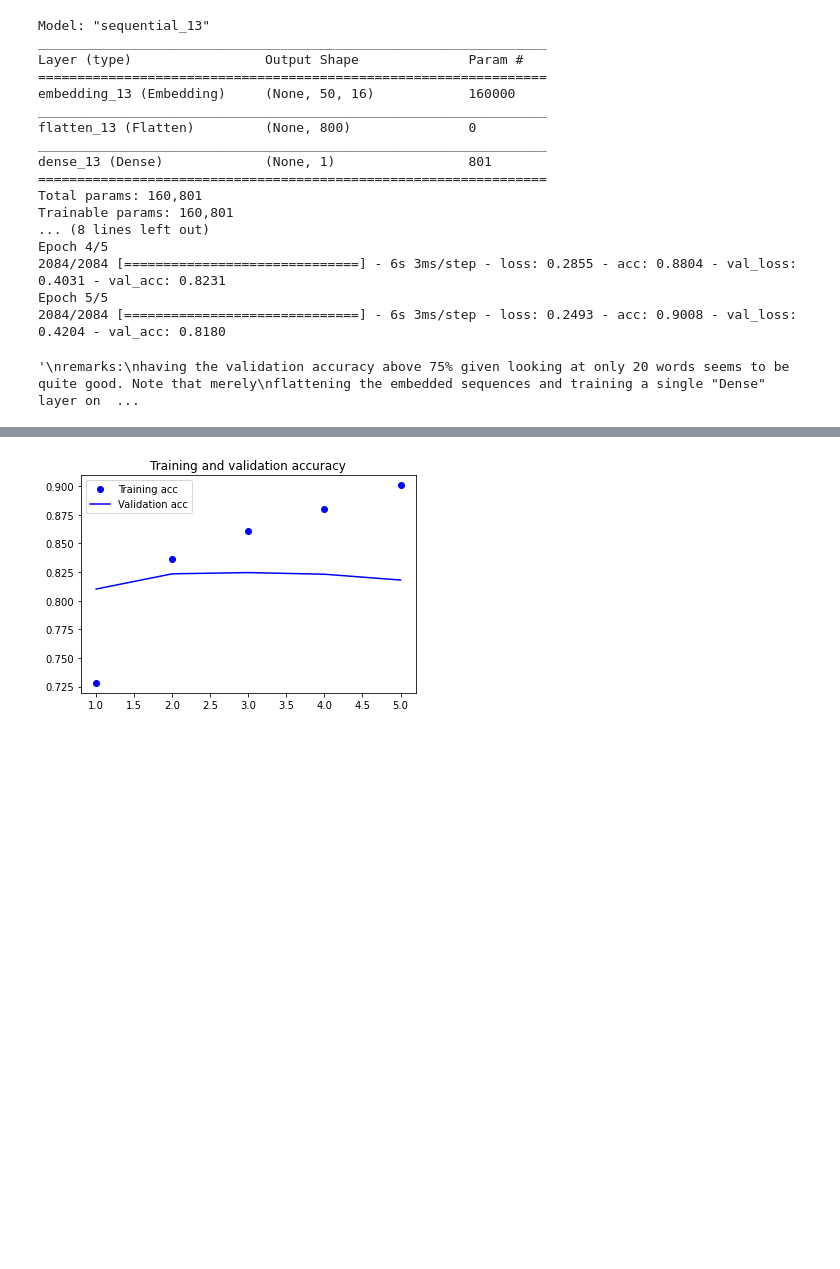
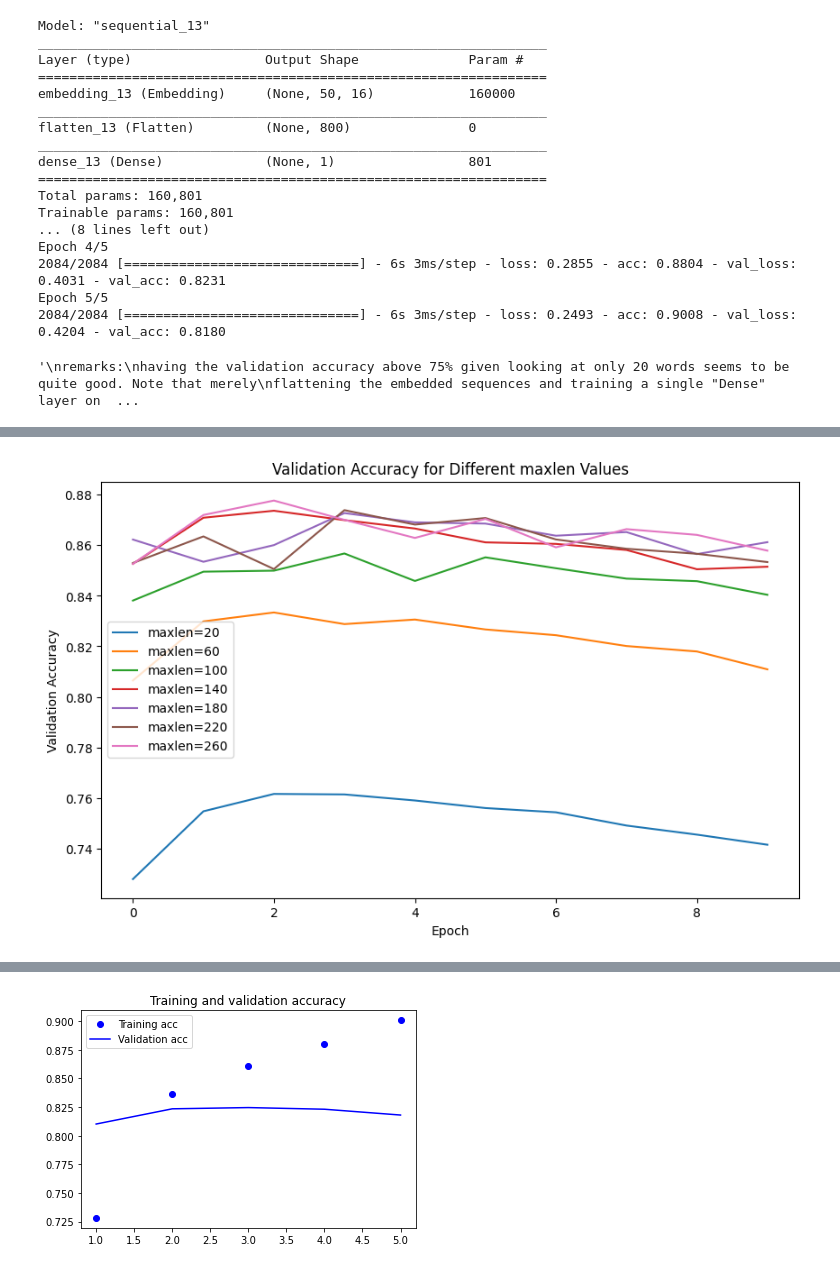
Before and after one commit to sukhmani/506, a Jupyter notebook: PE10.ipynb, the cells around one changed output, grey strips where cells are left out. Drawn from its saved outputs; the diff is of its cells as text; code cells hidden in the pictures; blank space fills up the shorter version.

```diff
--- a/PE10.ipynb
+++ b/PE10.ipynb
@@ -74,3 +110,97 @@ Epoch 4/5
 Epoch 5/5
 2084/2084 [==============================] - 6s 3ms/step - loss: 0.2493 - acc: 0.9008 - val_loss: 0.4204 - val_acc: 0.8180
 '\nremarks:\nhaving the validation accuracy above 75% given looking at only 20 words seems to be quite good. Note that merely\nflattening the embedded sequences and training a single "Dense" layer on  ...
+# %%
+from keras.models import Sequential
+from keras.layers import Embedding, Flatten, Dense
+from keras.datasets import imdb
+from keras import preprocessing
+import numpy as np
+
+# 1. Varying maxlen and documenting validation performance
+
+import matplotlib.pyplot as plt
+
+max_features = 10000
+maxlen_values = [20, 60, 100, 140, 180, 220, 260]
+num_layer = 8
+results_maxlen = {}
+
+for maxlen in maxlen_values:
+    (x_train, y_train), (x_test, y_test) = imdb.load_data(num_words=max_features)
+    x_train_pad = preprocessing.sequence.pad_sequences(x_train, maxlen=maxlen)
+    x_test_pad = preprocessing.sequence.pad_sequences(x_test, maxlen=maxlen)
+
+    model = Sequential()
+    model.add(Embedding(max_features, num_layer, input_length=maxlen))
+    model.add(Flatten())
+    model.add(Dense(1, activation='sigmoid'))
+    model.compile(optimizer='rmsprop', loss='binary_crossentropy', metrics=['acc'])
+    history = model.fit(x_train_pad, y_train, epochs=10, batch_size=12, validation_data=(x_test_pad, y_test), verbose=0)
+    results_maxlen[maxlen] = history.history['val_acc']
+
+# Plotting validation accuracy for different maxlen values
+plt.figure(figsize=(10,6))
+for maxlen in maxlen_values:
+    plt.plot(results_maxlen[maxlen], label=f'maxlen={maxlen}')
+plt.title('Validation Accuracy for Different maxlen Values')
+plt.xlabel('Epoch')
+plt.ylabel('Validation Accuracy')
+plt.legend()
+plt.show()
+
+# 2. Varying num_layer and documenting validation performance
+
+num_layer_values = [8, 16, 64, 128]
+maxlen_best = max(maxlen_values, key=lambda ml: results_maxlen[ml][-1])  # Choose maxlen with best last val_acc
+results_num_layer = {}
+
+for num_layer in num_layer_values:
+    (x_train, y_train), (x_test, y_test) = imdb.load_data(num_words=max_features)
+    x_train_pad = preprocessing.sequence.pad_sequences(x_train, maxlen=maxlen_best)
+    x_test_pad = preprocessing.sequence.pad_sequences(x_test, maxlen=maxlen_best)
+
+    model = Sequential()
+    model.add(Embedding(max_features, num_layer, input_length=maxlen_best))
+    model.add(Flatten())
+    model.add(Dense(1, activation='sigmoid'))
+    model.compile(optimizer='rmsprop', loss='binary_crossentropy', metrics=['acc'])
+    history = model.fit(x_train_pad, y_train, epochs=10, batch_size=12, validation_data=(x_test_pad, y_test), verbose=0)
+    results_num_layer[num_layer] = history.history['val_acc']
+
+plt.figure(figsize=(10,6))
+for num_layer in num_layer_values:
+    plt.plot(results_num_layer[num_layer], label=f'num_layer={num_layer}')
+plt.title('Validation Accuracy for Different num_layer Values')
+plt.xlabel('Epoch')
+plt.ylabel('Validation Accuracy')
+plt.legend()
+plt.show()
+
+# 3. Comparing activation functions
+
+activation_functions = ['sigmoid', 'relu', 'tanh', 'swish']  # swish is a modern activation
+results_activation = {}
+
+for activation in activation_functions:
+    (x_train, y_train), (x_test, y_test) = imdb.load_data(num_words=max_features)
+    x_train_pad = preprocessing.sequence.pad_sequences(x_train, maxlen=maxlen_best)
+    x_test_pad = preprocessing.sequence.pad_sequences(x_test, maxlen=maxlen_best)
+
+    model = Sequential()
+    model.add(Embedding(max_features, num_layer_values[-1], input_length=maxlen_best))
+    model.add(Flatten())
+    model.add(Dense(1, activation=activation))
+    model.compile(optimizer='rmsprop', loss='binary_crossentropy', metrics=['acc'])
+    history = model.fit(x_train_pad, y_train, epochs=10, batch_size=12, validation_data=(x_test_pad, y_test), verbose=0)
+    results_activation[activation] = history.history['val_acc']
+
+plt.figure(figsize=(10,6))
+for activation in activation_functions:
+    plt.plot(results_activation[activation], label=f'activation={activation}')
+plt.title('Validation Accuracy for Different Activation Functions')
+plt.xlabel('Epoch')
+plt.ylabel('Validation Accuracy')
+plt.legend()
+plt.show()
+# %% [output]
@@ -76,0 +208 @@ Epoch 5/5
+[figure, added]
```
Also changed, not shown: parts of 5 cells of this notebook.
